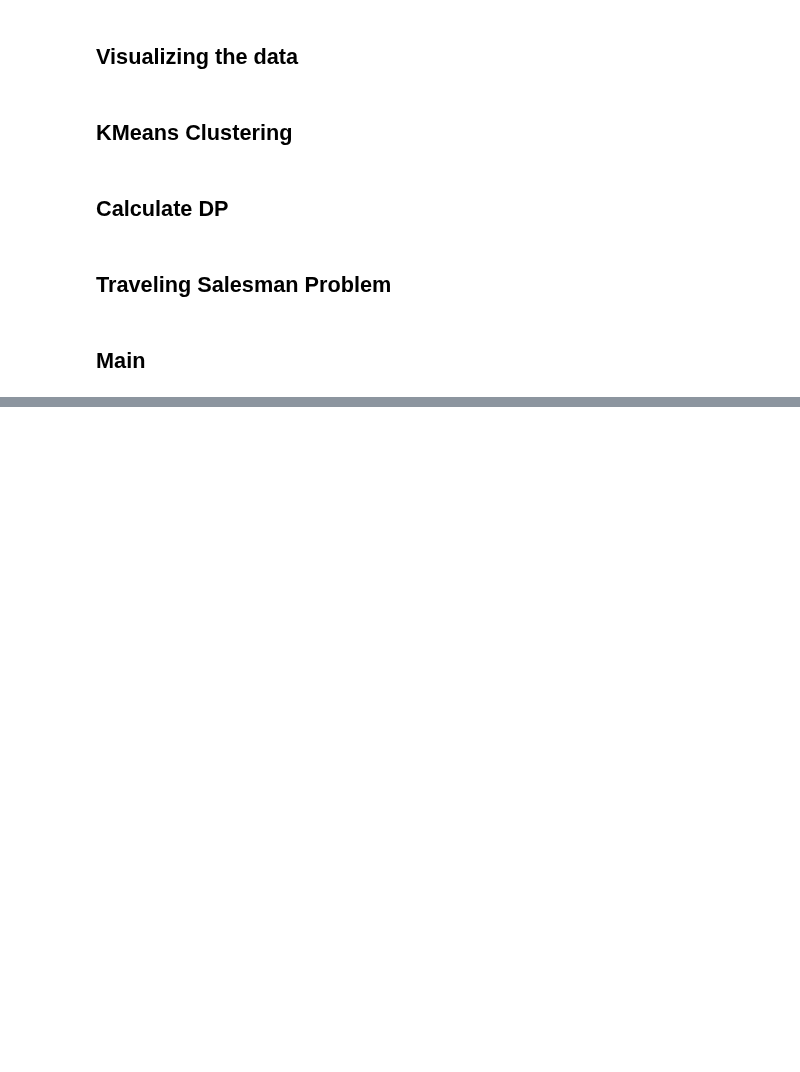
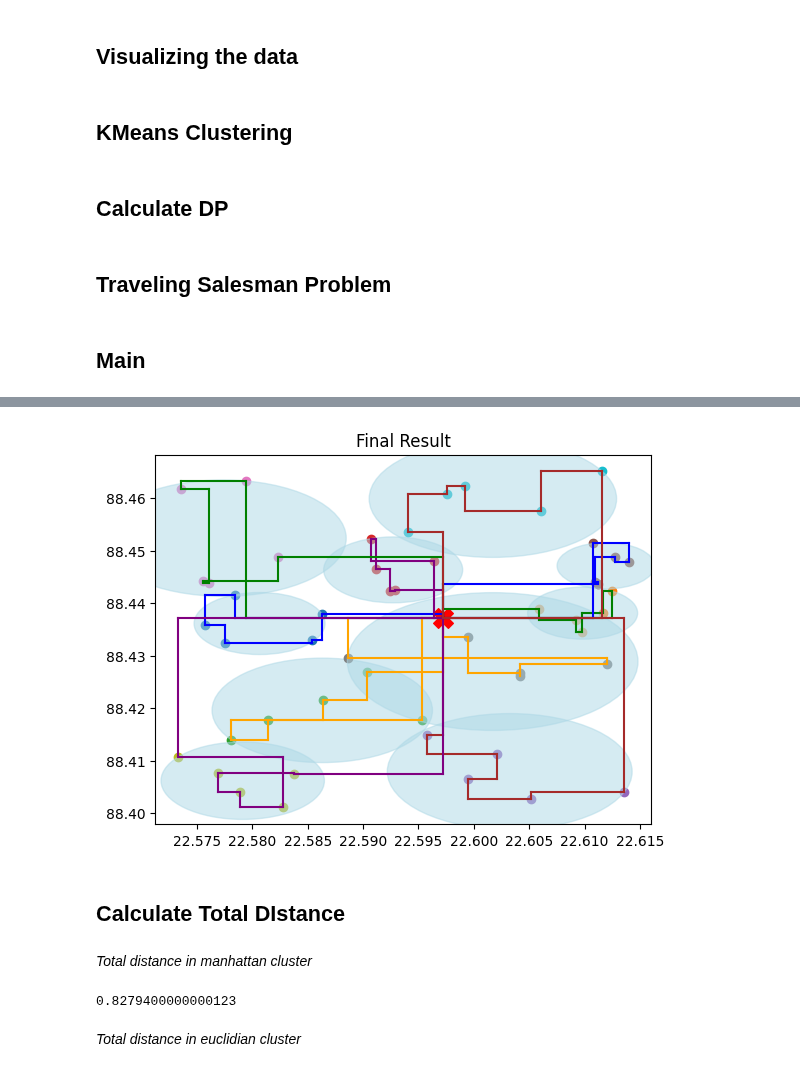
Before and after one commit to CR-Samrat/drone-based-delivary, a Jupyter notebook: Code_test/Sample.ipynb, the cells around one changed output, grey strips where cells are left out. Cells and saved outputs as stored; diff of their text form; code cells hidden in the pictures; blank space fills up the shorter version.

```diff
--- a/Code_test/Sample.ipynb
+++ b/Code_test/Sample.ipynb
@@ -57,6 +57,41 @@ def dp_plot(clusters, centroids, dp):
     plt.scatter(dp[0], dp[1], marker='+',s=200, c="red")
     plt.title("After DP Creation")
     plt.show()
+# %%
+def final_plot(clusters, dp):
+    colors = ['blue', 'green', 'orange', 'purple', 'brown']
+
+    for i in clusters:
+        pts = np.array(clusters[i])
+        plt.scatter(pts[:,0], pts[:,1])
+        #try
+        points = pts[1:-1,:]
+        center = np.mean(points, axis=0)
+        radius = max(np.linalg.norm(point - center) for point in points)
+
+        # Plot the circle
+        circle = plt.Circle(center, radius, color='lightblue', fill=True, alpha=0.5)
+        plt.gca().add_artist(circle)
+        #try
+
+        for j in range(len(pts)-1):
+            pt_1 = pts[j]
+            pt_2 = pts[j+1]
+
+            # x axis
+            f_pt = np.array([pt_1[0], pt_1[0]])
+            s_pt = np.array([pt_1[1], pt_2[1]])
+
+            # y axis
+            t_pt = np.array([pt_1[0], pt_2[0]])
+            l_pt = np.array([pt_2[1], pt_2[1]])
+
+            plt.plot(f_pt, s_pt, c=colors[i % len(colors)])
+            plt.plot(t_pt, l_pt, c=colors[i % len(colors)])
+
+    plt.scatter(dp[0], dp[1], c="red", marker='X',s=200)
+    plt.title("Final Result")
+    plt.show()
 # %% [markdown]
 ## KMeans Clustering
 # %%
@@ -159,0 +222,7 @@ for i in clusters:
+# %%
+# Final Visualization
+final_plot(clusters, DP)
+# %% [output]
+[figure, added]
+# %% [markdown]
+## Calculate Total DIstance
@@ -159,0 +238,8 @@ for i in clusters:
+# %% [markdown]
+*Total distance in manhattan cluster*
+# %%
+total_distance(clusters)
+# %% [output]
+0.8279400000000123
+# %% [markdown]
+*Total distance in euclidian cluster*
```
Also changed, not shown: parts of 7 cells of this notebook.
